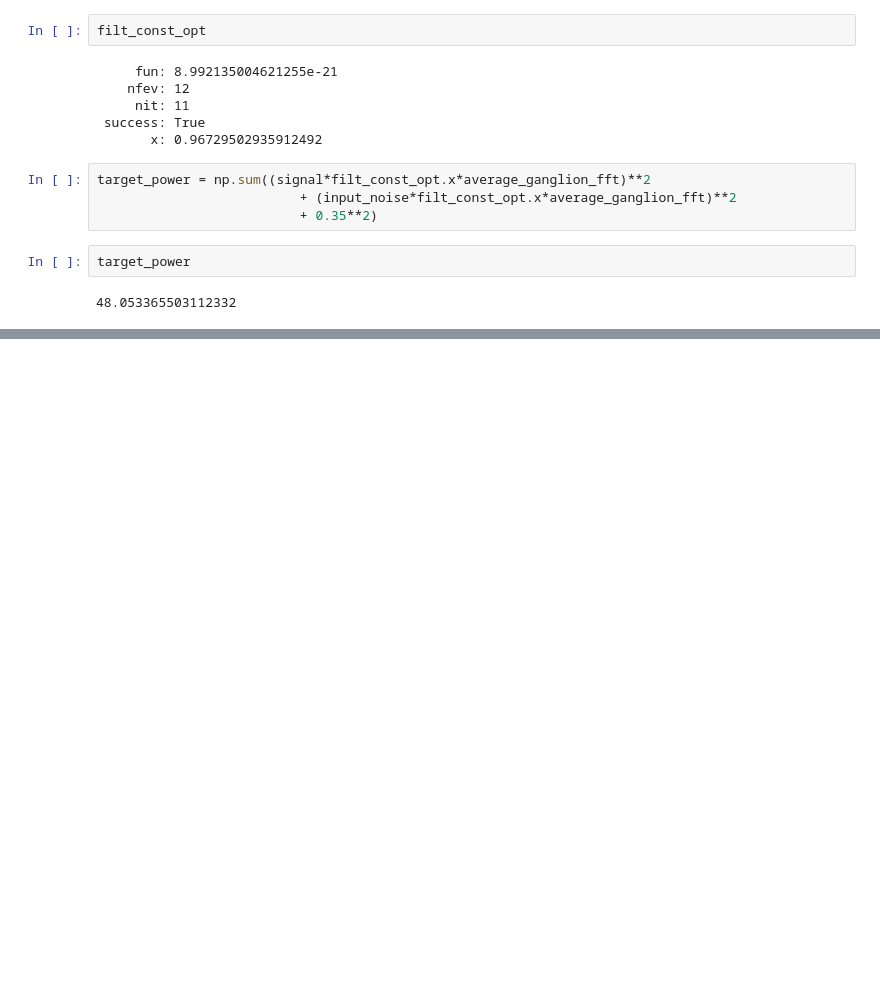
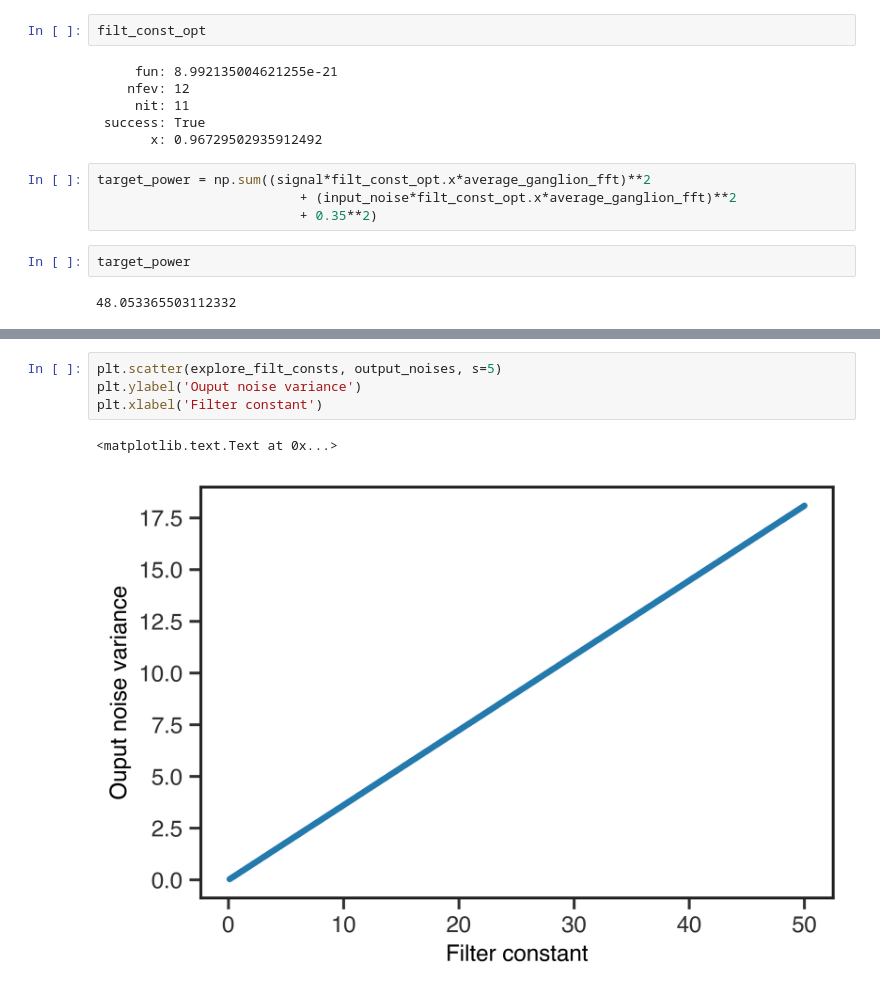
Before and after one commit to lmcintosh/ipython-notebooks, a Jupyter notebook: baccuslab/Surround - 5-18 get input, output noise.ipynb, the cells around one changed output, grey strips where cells are left out. Saved outputs shown, nothing was run; the diff lists cells and outputs as text; blank space fills up the shorter version.

```diff
--- a/baccuslab/Surround - 5-18 get input, output noise.ipynb
+++ b/baccuslab/Surround - 5-18 get input, output noise.ipynb
@@ -398,0 +446,7 @@ target_power
+# %%
+plt.scatter(explore_filt_consts, output_noises, s=5)
+plt.ylabel('Ouput noise variance')
+plt.xlabel('Filter constant')
+# %% [output]
+<matplotlib.text.Text at 0x...>
+[figure, added]
```
Also changed, not shown: parts of 25 cells of this notebook, 1 other file.
